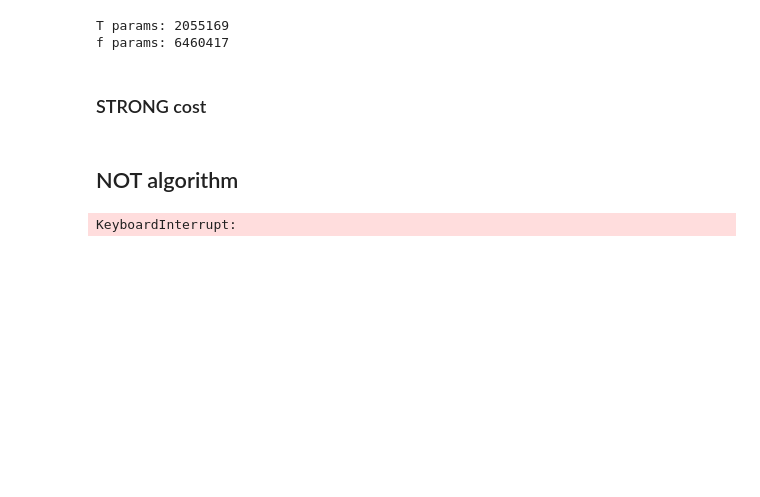
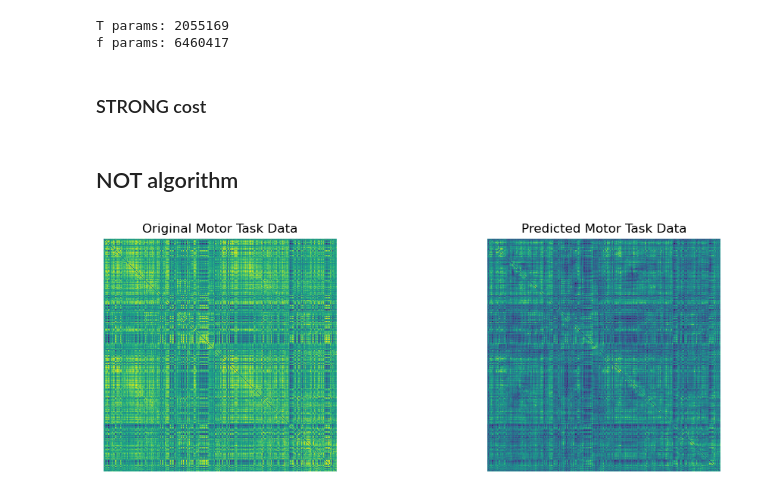
Before and after one commit to utoprey/Rest2Task, a Jupyter notebook: Neural Optimal Transport/NOT_for_fMRI_FC.ipynb, the cells around one changed output. Drawn from its saved outputs; the diff is of its cells as text; code cells hidden in the pictures; blank space fills up the shorter version.

```diff
--- a/Neural Optimal Transport/NOT_for_fMRI_FC.ipynb
+++ b/Neural Optimal Transport/NOT_for_fMRI_FC.ipynb
@@ -119,30 +116,24 @@ test_data_loader = DataLoader(test_dataset, batch_size=batch_size, shuffle=False
 # %%
 import random
 
-def sample_fMRI_data(data_loader, data_type):
+def sample_fMRI_data(data_loader):
     """
-    Sample a batch of fMRI data from a DataLoader for a specific data type.
+    Sample a batch of fMRI data containing both X (rest) and Y (motor) from a DataLoader.
 
     Args:
         data_loader (DataLoader): The DataLoader for the fMRI dataset.
-        data_type (str): Either "rest" or "motor" to specify the data type.
 
     Returns:
-        torch.Tensor: A batch of fMRI data for the specified data type.
+        tuple of torch.Tensor: A tuple containing X (resting state data) and Y (motor task data).
     """
     batch = next(iter(data_loader))
-    if data_type == "rest":
-        fMRI_data = batch["rest_fMRI_data"]
-    elif data_type == "motor":
-        fMRI_data = batch["motor_task_fMRI_data"]
-    else:
-        raise ValueError("Invalid data type. Use 'rest' or 'motor'.")
+    X = batch["rest_fMRI_data"]
+    Y = batch["motor_task_fMRI_data"]
 
-    return fMRI_data
+    return X, Y
 
 # Example usage in the training loop
-X = sample_fMRI_data(train_data_loader, "rest")  # Sample resting state data
-Y = sample_fMRI_data(train_data_loader, "motor")  # Sample motor task data
+X, Y = sample_fMRI_data(train_data_loader)
 # %%
 X.shape
 # %% [output]
@@ -233,31 +240,56 @@ MAX_STEPS = 10000 + 1
 # %% [markdown]
 ## NOT algorithm
 # %%
-MAX_STEPS = 200
+import warnings
+warnings.filterwarnings('ignore')
+
 T.train(True)
 f.eval()
 
 for step in tqdm(range(MAX_STEPS)):
     for t_iter in range(T_ITERS):
-        X = sample_fMRI_data(train_data_loader, "rest")
+        X, Y = sample_fMRI_data(train_data_loader)
         X = torch.tensor(X, device=DEVICE)
-
         T_loss = COST(X, T(X)).mean() - f(T(X)).mean()
         T_opt.zero_grad()
         T_loss.backward()
         T_opt.step()
 
     # f optimization
-    T.eval(); f.train(True)
-    X, Y = sample_fMRI_data(train_data_loader, "rest"), sample_fMRI_data(train_data_loader, "motor")
+    T.eval()
+    f.train(True)
+    X, Y = sample_fMRI_data(train_data_loader)
+    T_X_train = T(torch.tensor(X, device=DEVICE)).to(DEVICE)
     X = torch.tensor(X, device=DEVICE)
     Y = torch.tensor(Y, device=DEVICE)
     f_loss = f(T(X)).mean() - f(Y).mean()
-    f_opt.zero_grad(); f_loss.backward(); f_opt.step()
-
-    if step % 200 == 0:
-        clear_output(wait=True)
-        print("Step", step)
-        plot_results()
+    f_opt.zero_grad()
+    f_loss.backward()
+    f_opt.step()
-# %% [output]
-KeyboardInterrupt:
+# %%
+# Function to plot original and predicted matrices
+def plot_original_and_predicted(original, predicted, title_original, title_predicted):
+    fig, axes = plt.subplots(1, 2, figsize=(12, 4))
+
+    # Original data
+    axes[0].set_title(title_original)
+    axes[0].imshow(original[0][0].cpu().detach().numpy(), cmap='viridis', interpolation='nearest')
+    axes[0].axis('off')
+
+    # Predicted data
+    axes[1].set_title(title_predicted)
+    axes[1].imshow(predicted[0][0].cpu().detach().numpy(), cmap='viridis', interpolation='nearest')
+    axes[1].axis('off')
+
+    plt.show()
+# %%
+# After your training loop
+# Generate predictions for the "motor" task data
+X, Y = sample_fMRI_data(test_data_loader)
+X = torch.tensor(X, device=DEVICE)
+T_X_test = T(X).to(DEVICE)
+
+# Plot the original and predicted "motor" task data
+plot_original_and_predicted(X, T_X_test, "Original Motor Task Data", "Predicted Motor Task Data")
+# %% [output]
+[figure, added]
```
Also changed, not shown: parts of 9 cells of this notebook.
